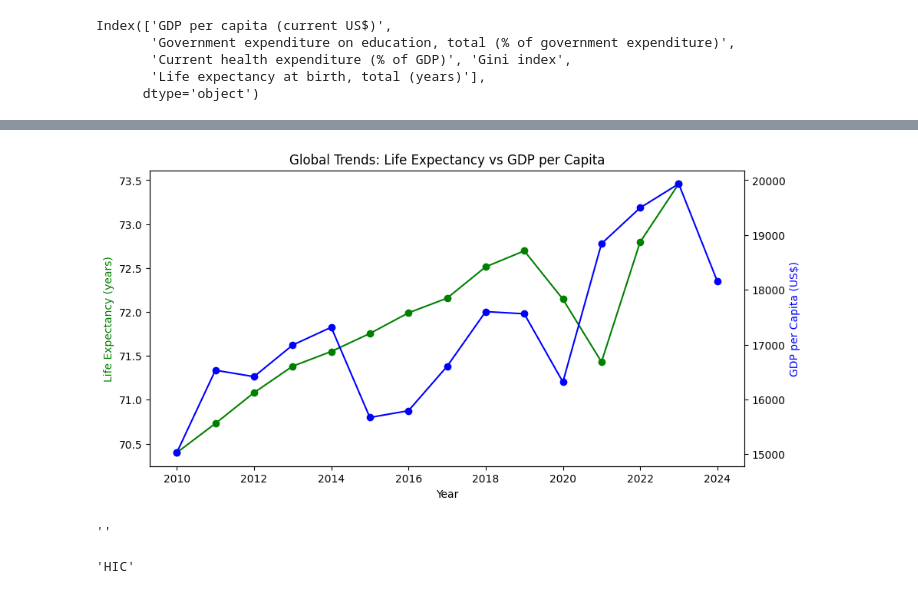
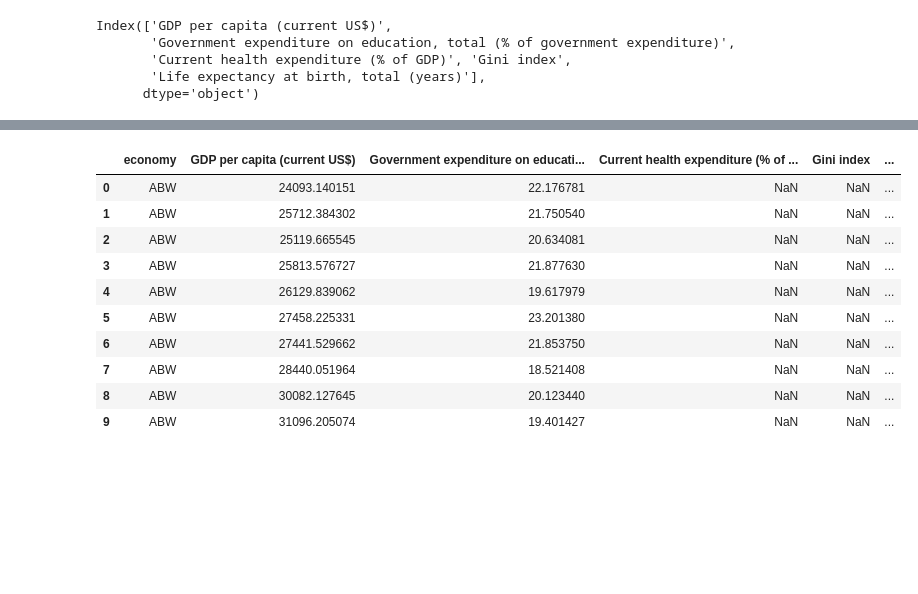
Before and after one commit to ntheofan/public-spending-efficiency, a Jupyter notebook: dataprep.ipynb, the cells around one changed output, grey strips where cells are left out. Drawn from its saved outputs; the diff is of its cells as text; code cells hidden in the pictures; blank space fills up the shorter version.

```diff
--- a/dataprep.ipynb
+++ b/dataprep.ipynb
@@ -191,27 +171,20 @@ avg_per_year.head()
-# %%
-import matplotlib.pyplot as plt
-
-fig, ax1 = plt.subplots(figsize=(10,5))
-
-ax1.plot(avg_per_year['year'], avg_per_year['Life expectancy at birth, total (years)'], color='green', marker='o', label='Life Expectancy')
-ax2 = ax1.twinx()
-ax2.plot(avg_per_year['year'], avg_per_year['GDP per capita (current US$)'], color='blue', marker='o', label='GDP per Capita')
-
-ax1.set_xlabel('Year')
-ax1.set_ylabel('Life Expectancy (years)', color='green')
-ax2.set_ylabel('GDP per Capita (US$)', color='blue')
-plt.title('Global Trends: Life Expectancy vs GDP per Capita')
-plt.show()
-# %% [output]
-[figure, removed]
-# %%
-wb.economy.get('AFE')['region']
-# %% [output]
-''
-# %%
-wb.economy.get('RUS')['incomeLevel']
-# %% [output]
-'HIC'
 # %%
 countries = wb.economy.DataFrame()
+# %%
+data['region'] = data['economy'].map(countries['region'])
+data['incomelvl'] = data['economy'].map(countries['incomeLevel'])
+# %%
+data.head(10)
+# %% [output]
+|  | economy | GDP per capita (current US$) | Government expenditure on educati... | Current health expenditure (% of ... | Gini index | ... |
+| 0 | ABW | 24093.140151 | 22.176781 | NaN | NaN | ... |
+| 1 | ABW | 25712.384302 | 21.750540 | NaN | NaN | ... |
+| 2 | ABW | 25119.665545 | 20.634081 | NaN | NaN | ... |
+| 3 | ABW | 25813.576727 | 21.877630 | NaN | NaN | ... |
+| 4 | ABW | 26129.839062 | 19.617979 | NaN | NaN | ... |
+| 5 | ABW | 27458.225331 | 23.201380 | NaN | NaN | ... |
+| 6 | ABW | 27441.529662 | 21.853750 | NaN | NaN | ... |
+| 7 | ABW | 28440.051964 | 18.521408 | NaN | NaN | ... |
+| 8 | ABW | 30082.127645 | 20.123440 | NaN | NaN | ... |
+| 9 | ABW | 31096.205074 | 19.401427 | NaN | NaN | ... |
 # %%
```
Also changed, not shown: parts of 13 cells of this notebook, 3 other files.
